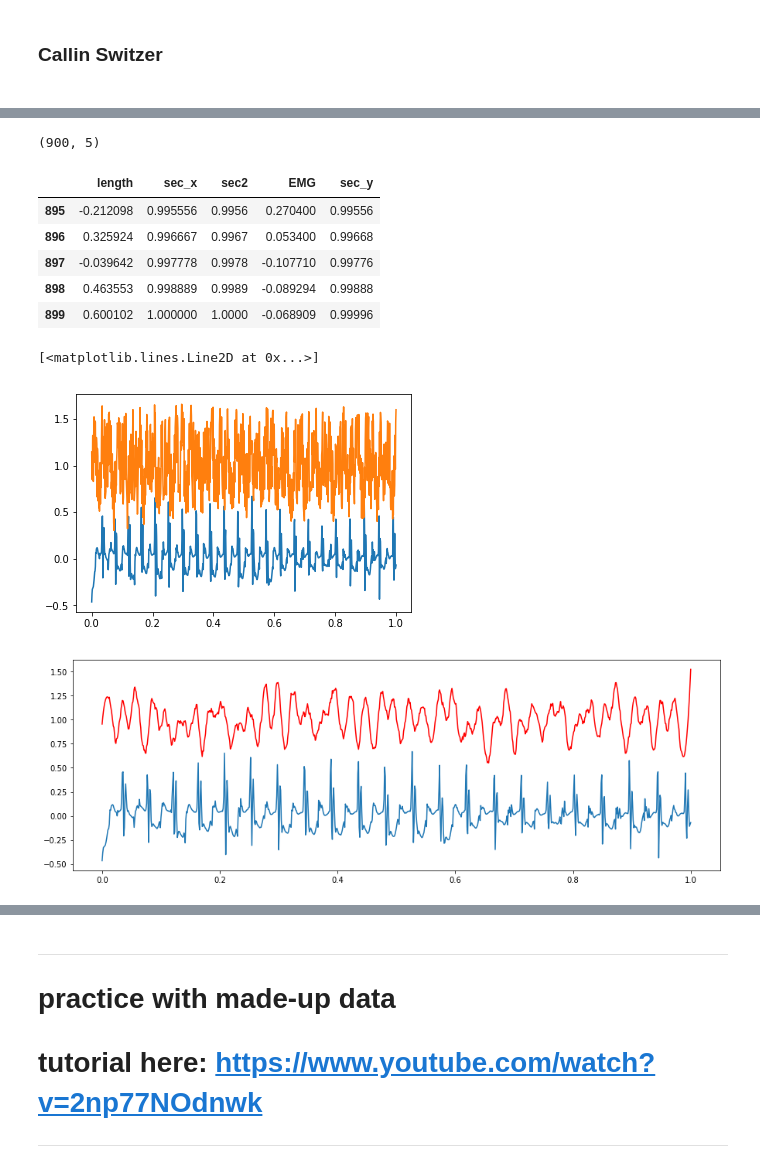
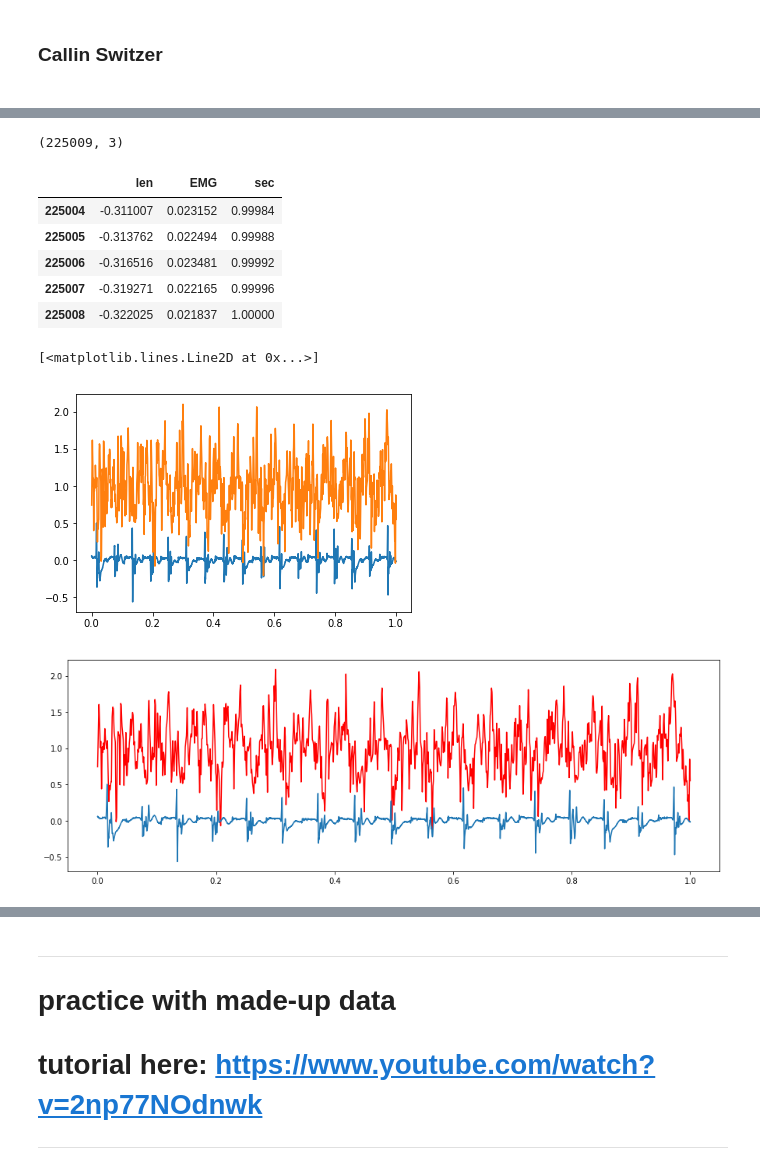
Before and after one commit to callinSwitzer/MuscleTimeseriesPrediction, a Jupyter notebook: PredictMuscleLength.ipynb, the cells around one changed output, grey strips where cells are left out. Saved outputs shown, nothing was run; the diff lists cells and outputs as text; code cells hidden in the pictures.

```diff
--- a/PredictMuscleLength.ipynb
+++ b/PredictMuscleLength.ipynb
@@ -55,7 +56,7 @@ if not os.path.exists(dataOut):
 # %%
-musLen = pd.read_csv(os.path.join(dataDir, "2018_06_22_trial4", "length.csv"))
+musLen = pd.read_csv(os.path.join(dataDir, "emglength_8_28.csv"))
 musLen.drop(axis = 1, columns=musLen.columns[0], inplace=True)
 print(musLen.shape)
-musLen["sec2"] = np.round(musLen.sec, decimals=4)
+#musLen["sec2"] = np.round(musLen.sec, decimals=4)
 musLen.head(20)
 # %% [output]
@@ -103,35 +81,37 @@ comF.reset_index(drop = True, inplace = True)
+# %%
+comF = musLen
 # %%
 print(comF.shape)
 comF.tail()
 # %% [output]
-(900, 5)
+(225009, 3)
-|  | length | sec_x | sec2 | EMG | sec_y |
-| 895 | -0.212098 | 0.995556 | 0.9956 | 0.270400 | 0.99556 |
-| 896 | 0.325924 | 0.996667 | 0.9967 | 0.053400 | 0.99668 |
-| 897 | -0.039642 | 0.997778 | 0.9978 | -0.107710 | 0.99776 |
-| 898 | 0.463553 | 0.998889 | 0.9989 | -0.089294 | 0.99888 |
-| 899 | 0.600102 | 1.000000 | 1.0000 | -0.068909 | 0.99996 |
+|  | len | EMG | sec |
+| 225004 | -0.311007 | 0.023152 | 0.99984 |
+| 225005 | -0.313762 | 0.022494 | 0.99988 |
+| 225006 | -0.316516 | 0.023481 | 0.99992 |
+| 225007 | -0.319271 | 0.022165 | 0.99996 |
+| 225008 | -0.322025 | 0.021837 | 1.00000 |
 # %%
-sm = comF.iloc[0:1000, ].copy()
+sm = comF.iloc[0:25000, ].copy()
 # %%
 #plt.plot(sm.timestamp, sm.EMG)
-plt.plot(sm.sec2, sm.EMG)
+plt.plot(sm.sec, sm.EMG)
 #plt.show()
-plt.plot(sm.sec2, sm.length + 1)
+plt.plot(sm.sec, sm.len + 1)
 # %% [output]
 [<matplotlib.lines.Line2D at 0x...>]
-[figure, old version]
+[figure, new version]
 # %%
 from scipy.signal import savgol_filter
-yhat = savgol_filter(sm.length + 1, 21, 3) # window size 51, polynomial order 3
+yhat = savgol_filter(sm.len + 1, 21, 3) # window size 51, polynomial order 3
 
 #plt.plot(sm.sec2,sm.length + 1)
 plt.figure(figsize = (15, 5))
-plt.plot(sm.sec2,yhat, color='red')
-plt.plot(sm.sec2, sm.EMG)
+plt.plot(sm.sec,yhat, color='red')
+plt.plot(sm.sec, sm.EMG)
 plt.show()
 # %% [output]
-[figure, old version]
+[figure, new version]
 # %%
 from FFTUtils import *
 # %%
```
Also changed, not shown: parts of 50 cells of this notebook.
